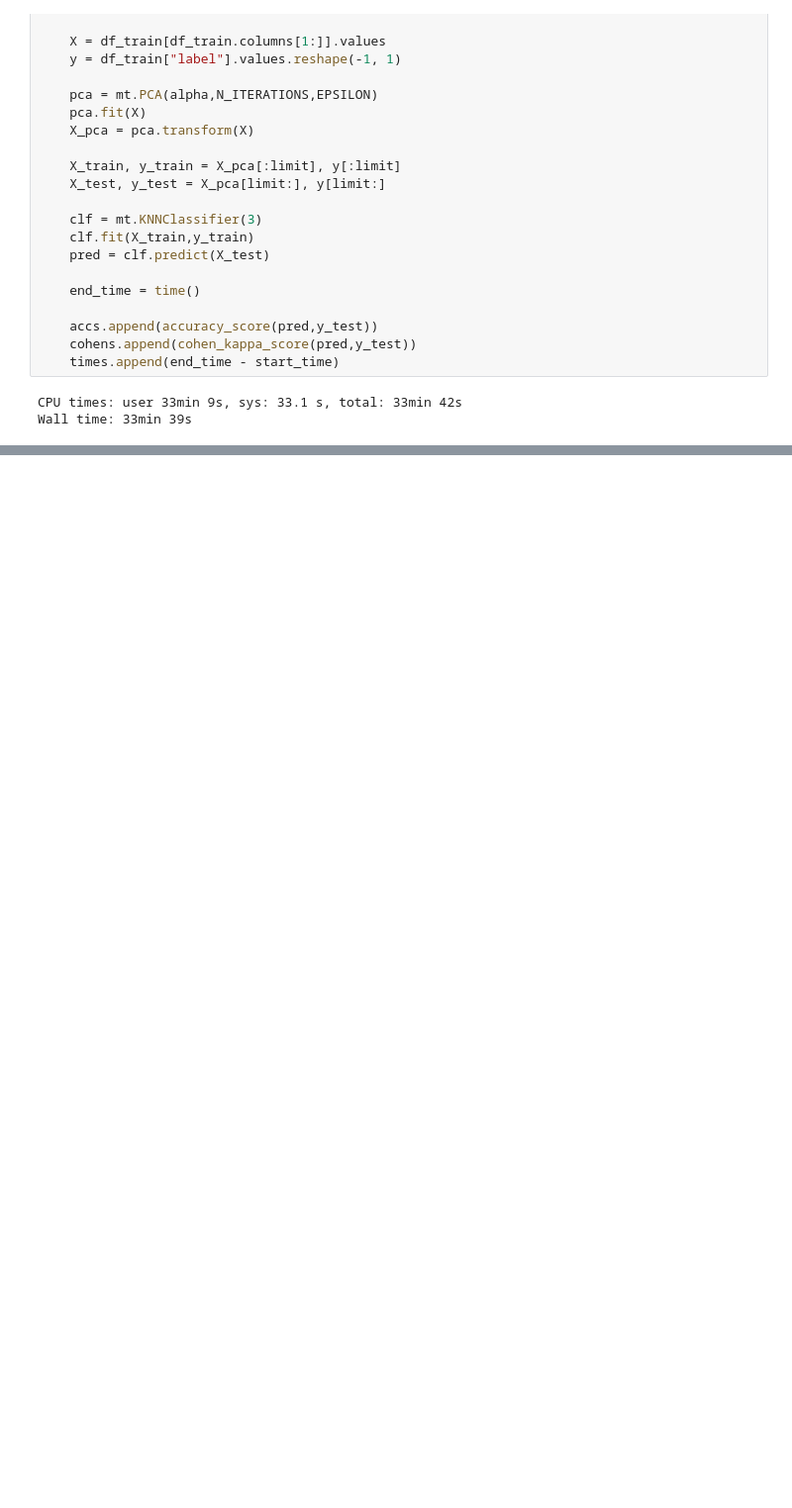
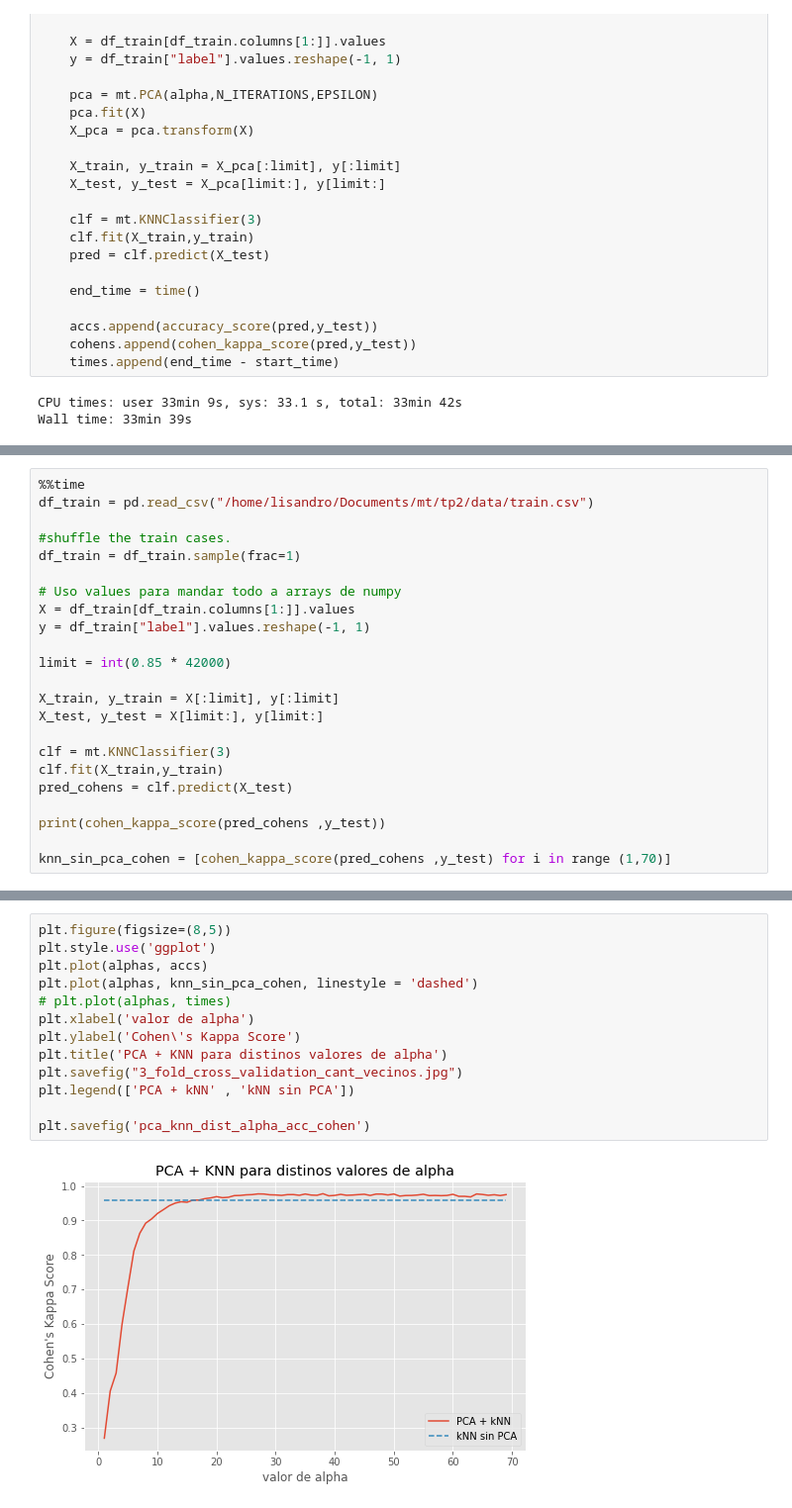
Before and after one commit to wgbusch/mt, a Jupyter notebook: tp2/notebooks/Experimentación_PCA+KNN.ipynb, the cells around one changed output, grey strips where cells are left out. Shown: that part at 99% size. Cells and saved outputs as stored; diff of their text form; blank space fills up the shorter version.

```diff
--- a/tp2/notebooks/Experimentación_PCA+KNN.ipynb
+++ b/tp2/notebooks/Experimentación_PCA+KNN.ipynb
@@ -128,0 +157,23 @@ plt.savefig("3_fold_cross_validation_cant_vecinos.jpg")
+# %%
+%%time
+df_train = pd.read_csv("/home/lisandro/Documents/mt/tp2/data/train.csv")
+
+#shuffle the train cases.
+df_train = df_train.sample(frac=1)
+
+# Uso values para mandar todo a arrays de numpy
+X = df_train[df_train.columns[1:]].values
+y = df_train["label"].values.reshape(-1, 1)
+
+limit = int(0.85 * 42000)
+
+X_train, y_train = X[:limit], y[:limit]
+X_test, y_test = X[limit:], y[limit:]
+
+clf = mt.KNNClassifier(3)
+clf.fit(X_train,y_train)
+pred_cohens = clf.predict(X_test)
+
+print(cohen_kappa_score(pred_cohens ,y_test))
+
+knn_sin_pca_cohen = [cohen_kappa_score(pred_cohens ,y_test) for i in range (1,70)]
@@ -129,3 +184,18 @@ plt.savefig("3_fold_cross_validation_cant_vecinos.jpg")
+# %%
+plt.figure(figsize=(8,5))
+plt.style.use('ggplot')
+plt.plot(alphas, accs)
+plt.plot(alphas, knn_sin_pca_cohen, linestyle = 'dashed')
+# plt.plot(alphas, times)
+plt.xlabel('valor de alpha')
+plt.ylabel('Cohen\'s Kappa Score')
+plt.title('PCA + KNN para distinos valores de alpha')
+plt.savefig("3_fold_cross_validation_cant_vecinos.jpg")
+plt.legend(['PCA + kNN' , 'kNN sin PCA'])
+
+plt.savefig('pca_knn_dist_alpha_acc_cohen')
+# %% [output]
+[figure, added]
 # %%
 plt.figure(figsize=(8,5))
 plt.style.use('ggplot')
```
Also changed, not shown: parts of 5 cells of this notebook, 5 other files.
